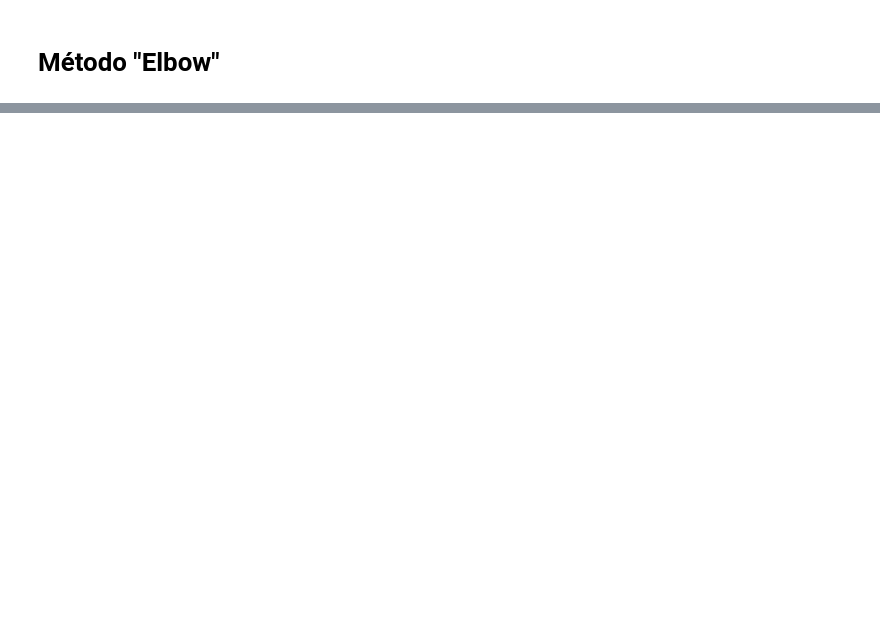
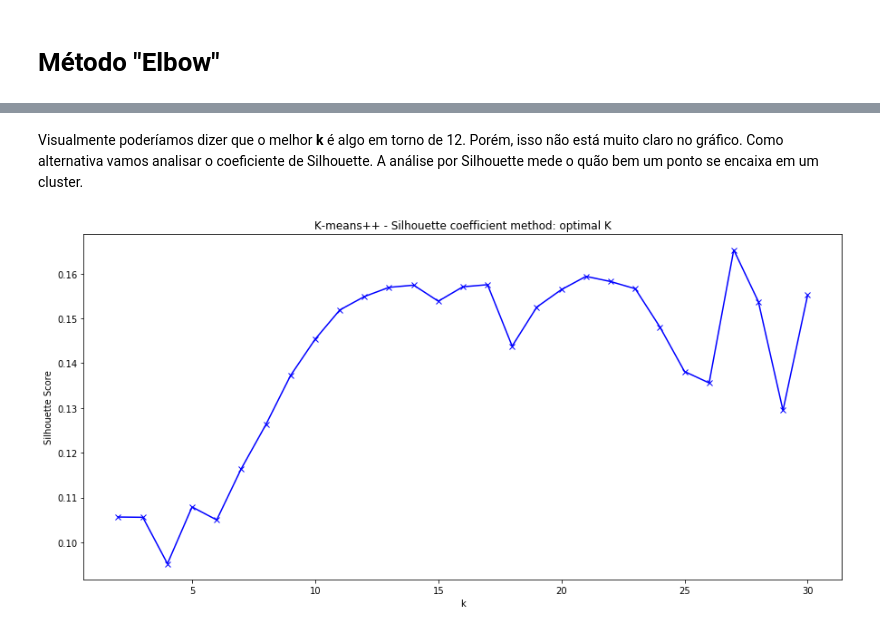
Before and after one commit to cordeirolibel/RPI, a Jupyter notebook: T03/kmeans.ipynb, the cells around one changed output, grey strips where cells are left out. Cells and saved outputs as stored; diff of their text form; code cells hidden in the pictures; blank space fills up the shorter version.

```diff
--- a/T03/kmeans.ipynb
+++ b/T03/kmeans.ipynb
@@ -169,0 +170,23 @@ plt.show()
+# %% [markdown]
+Visualmente poderíamos dizer que o melhor __k__ é algo em torno de 12. Porém, isso não está muito claro no gráfico.
+Como alternativa vamos analisar o coeficiente de Silhouette. A análise por Silhouette mede o quão bem um ponto se encaixa em um cluster.
+# %%
+from sklearn.metrics import  silhouette_score
+#k-means++
+ss_avg = []
+K = np.arange(2,31)
+for k in K:
+    estimator = KMeans(init='k-means++', n_clusters=k)
+    cluster_labels = estimator.fit_predict(data)
+    silhouette_avg = silhouette_score(data, cluster_labels)
+
+    ss_avg.append(silhouette_avg)
+
+plt.figure(figsize=(15,7))
+plt.plot(K, ss_avg, 'bx-')
+plt.xlabel('k')
+plt.ylabel('Silhouette Score')
+plt.title('K-means++ - Silhouette coefficient method: optimal K')
+plt.show()
+# %% [output]
+[figure, added]
```
Also changed, not shown: parts of 7 cells of this notebook, 1 other file.
